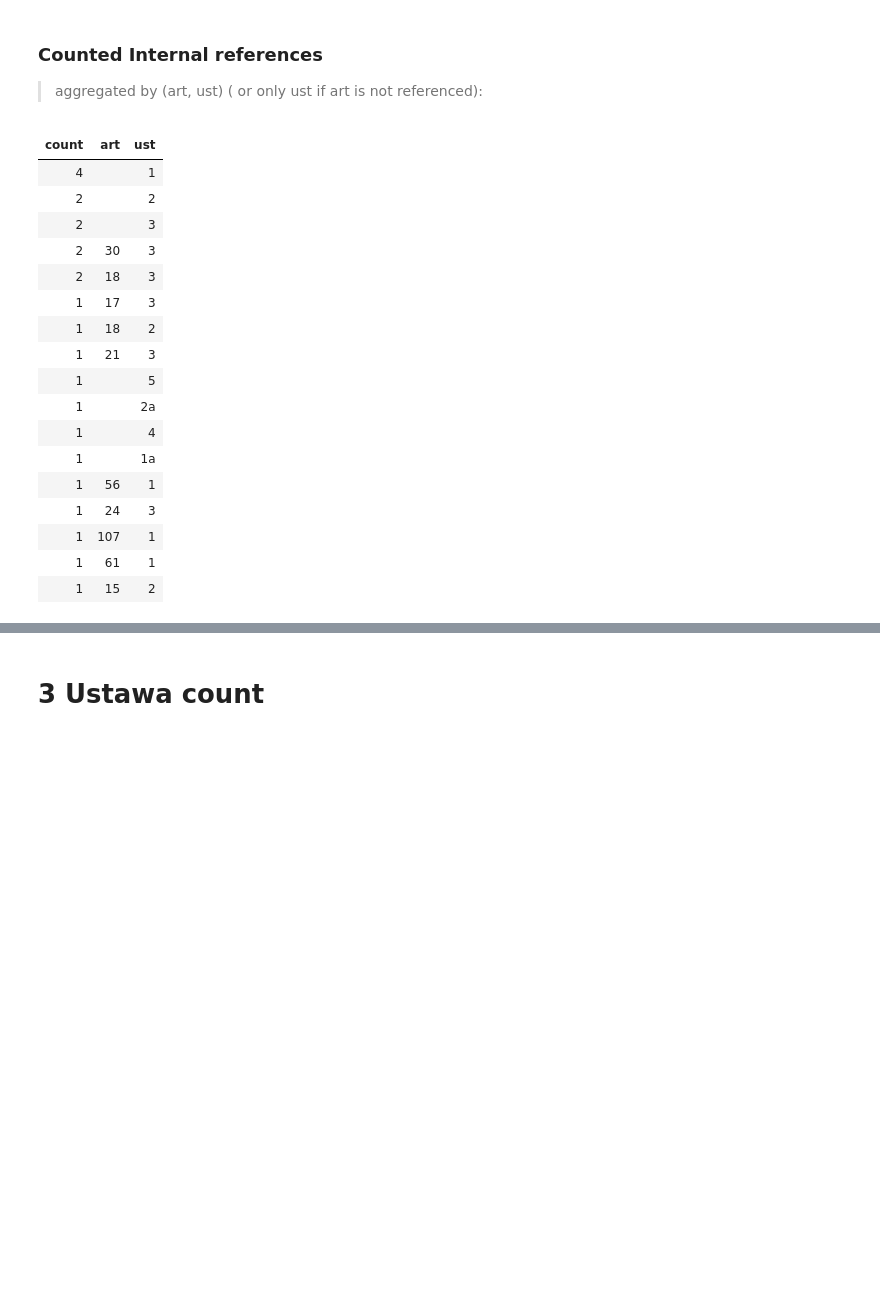
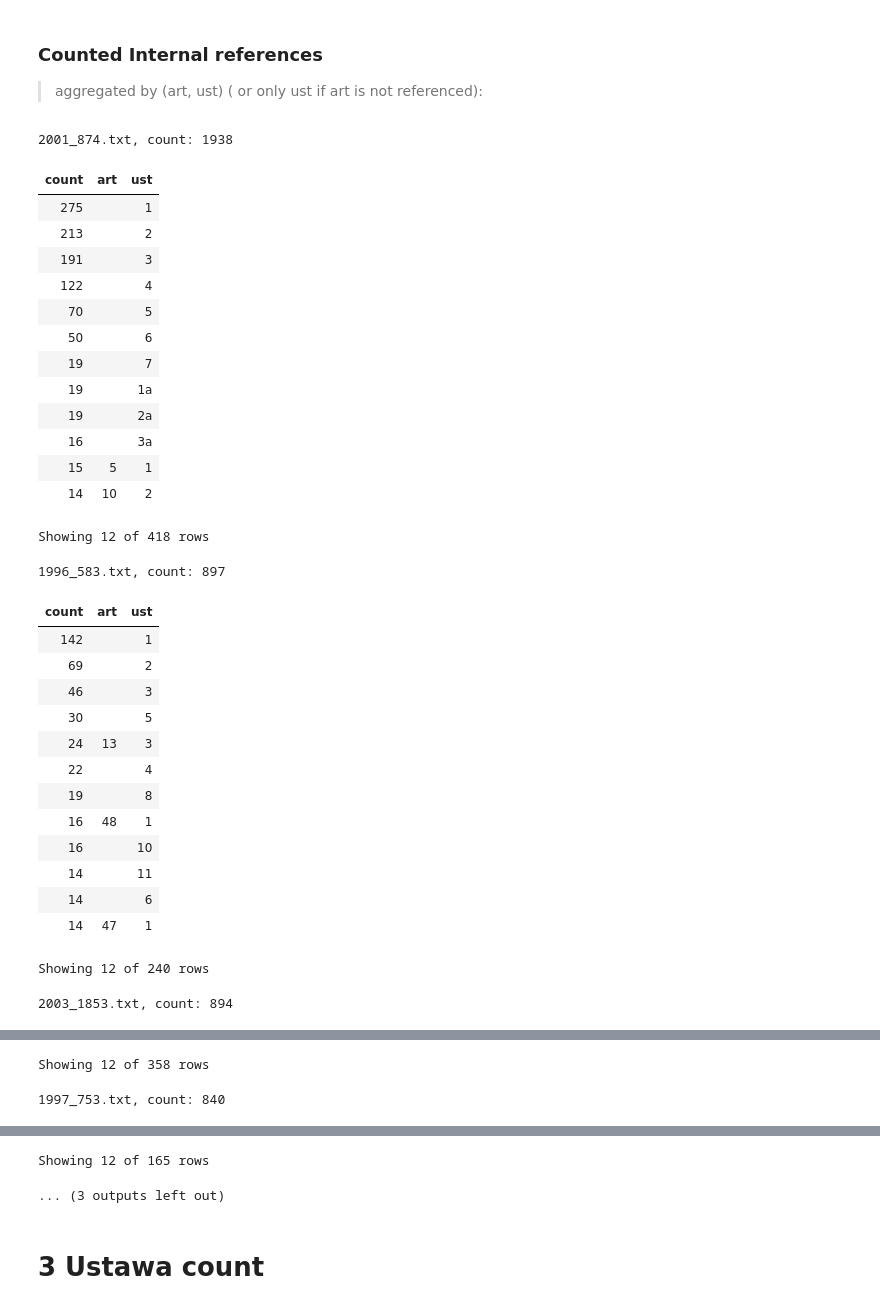
Before and after one commit to JakDar/nlp-lab-2019, a Jupyter notebook: NLP_lab1_regex.ipynb, the cells around one changed output, grey strips where cells are left out. Drawn from its saved outputs; the diff is of its cells as text; code cells hidden in the pictures; blank space fills up the shorter version.

```diff
--- a/NLP_lab1_regex.ipynb
+++ b/NLP_lab1_regex.ipynb
@@ -317,27 +318,51 @@ def internal_refs(act:str)-> Sequence: #Sequence [CountedInterRef]
 # %% [markdown]
 ### Counted Internal references
 > aggregated by (art, ust) ( or only ust if art is not referenced):
-# %%
-display_seq(
-    internal_refs(acts.drop(30).head()),
-    20
-)
-# %% [output]
-| count | art | ust |
-| 4 |  | 1 |
-| 2 |  | 2 |
-| 2 |  | 3 |
-| 2 | 30 | 3 |
-| 2 | 18 | 3 |
-| 1 | 17 | 3 |
-| 1 | 18 | 2 |
-| 1 | 21 | 3 |
-| 1 |  | 5 |
-| 1 |  | 2a |
-| 1 |  | 4 |
-| 1 |  | 1a |
-| 1 | 56 | 1 |
-| 1 | 24 | 3 |
-| 1 | 107 | 1 |
-| 1 | 61 | 1 |
-| 1 | 15 | 2 |
+# %%
+def count_and_seq(refs:Sequence) -> Sequence:
+    count = refs.map(lambda x: x.count).sum()
+    return (count,refs)
+
+
+all_internal = acts.map(internal_refs).map(count_and_seq).order_by(lambda x: 1/x[0] if x[0] != 0 else inf)
+
+internal_to_display = all_internal.take(5).zip(act_names)
+for bill, name  in  internal_to_display.to_list():
+    (count,refs) = bill
+    print("{}, count: {}".format(name,count))
+    display_seq(
+        refs,
+        12
+    )
+# %% [output]
+2001_874.txt, count: 1938
+| count | art | ust |
+| 275 |  | 1 |
+| 213 |  | 2 |
+| 191 |  | 3 |
+| 122 |  | 4 |
+| 70 |  | 5 |
+| 50 |  | 6 |
+| 19 |  | 7 |
+| 19 |  | 1a |
+| 19 |  | 2a |
+| 16 |  | 3a |
+| 15 | 5 | 1 |
+| 14 | 10 | 2 |
+Showing 12 of 418 rows
+1996_583.txt, count: 897
+| count | art | ust |
+| 142 |  | 1 |
+| 69 |  | 2 |
+| 46 |  | 3 |
+| 30 |  | 5 |
+| 24 | 13 | 3 |
+| 22 |  | 4 |
+| 19 |  | 8 |
+| 16 | 48 | 1 |
+| 16 |  | 10 |
+| 14 |  | 11 |
+| 14 |  | 6 |
+| 14 | 47 | 1 |
+Showing 12 of 240 rows
+2003_1853.txt, count: 894
@@ -343,0 +382,2 @@ display_seq(
+Showing 12 of 358 rows
+1997_753.txt, count: 840
@@ -344,3 +397,5 @@ display_seq(
+Showing 12 of 165 rows
+... (3 outputs left out)
 # %% [markdown]
 # 3 Ustawa count
 # %%
```
Also changed, not shown: parts of 5 cells of this notebook.
